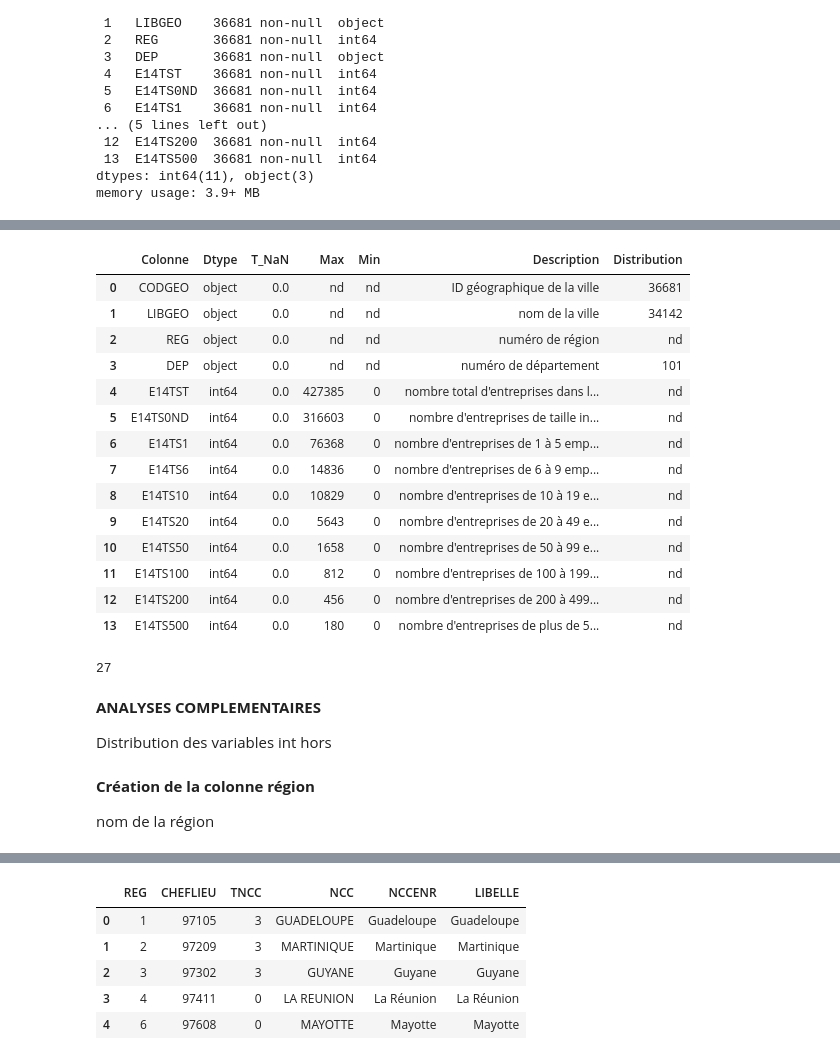
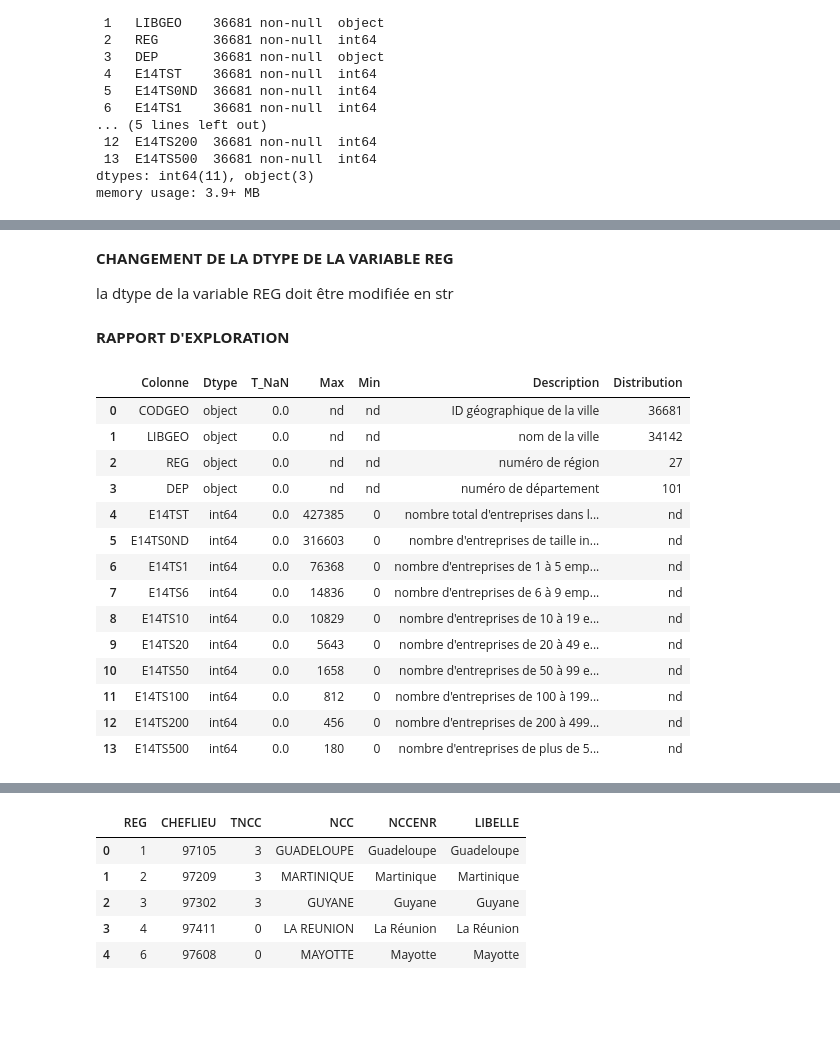
Before and after one commit to Mariehf64/fev23cda_french_industry, a Jupyter notebook: Exploration_Base_etablissements_par_tranche_effectifs.ipynb, the cells around one changed output, grey strips where cells are left out. Cells and saved outputs as stored; diff of their text form; code cells hidden in the pictures; blank space fills up the shorter version.

```diff
--- a/Exploration_Base_etablissements_par_tranche_effectifs.ipynb
+++ b/Exploration_Base_etablissements_par_tranche_effectifs.ipynb
@@ -86,17 +45,25 @@ https://www.insee.fr/fr/statistiques/fichier/6051727/region_2022.csv
+# %% [markdown]
+**CHANGEMENT DE LA DTYPE DE LA VARIABLE REG**
+
+la dtype de la variable REG doit être modifiée en str
+# %%
+# changement du Dtype de REG
+
+df['REG']=df['REG'].astype('str')
+# %% [markdown]
+**RAPPORT D'EXPLORATION**
 # %%
 #rappport d'exploration
 
 rap=pd.DataFrame() #création du rapport
+rap['Colonne']=df.columns  # création de la colonne 'Colonne'
 
-rap['Colonne']=df.columns  # création de l'index
+rap['Dtype']=[df[i].dtype for i in df.columns ] # création de la colonne 'Dtype'
 
-rename_axis=('N°Col')
-
-rap['Dtype']=[df[i].dtype for i in df.columns ] # création de la colonne dtype
-
-rap['T_NaN']=[(df[i].isna().sum()/df.shape[0]).round(1) for i in df.columns] # création de la colonne taux de NaN
+rap['T_NaN']=[(df[i].isna().sum()/df.shape[0]).round(1) for i in df.columns] # création de la colonne 'T_NaN'
 
 # création de la colonne max
+
 max=[]
 for i in df.columns :
   if df[i].dtype==object:
@@ -107,6 +74,7 @@ for i in df.columns :
 rap['Max']=pd.DataFrame(max)
 
 # création del a colonne min
+
 min=[]
 for i in df.columns :
   if df[i].dtype==object:
@@ -119,47 +87,38 @@ rap['Min']=pd.DataFrame(min)
 
 descript=['ID géographique de la ville',
           'nom de la ville',
           'numéro de région',
           'numéro de département',
           "nombre total d'entreprises dans la ville",
           "nombre d'entreprises de taille inconnue ou nulle dans la ville",
           "nombre d'entreprises de 1 à 5 employés dans la ville",
           "nombre d'entreprises de 6 à 9 employés dans la ville",
           "nombre d'entreprises de 10 à 19 employés dans la ville",
           "nombre d'entreprises de 20 à 49 employés dans la ville",
           "nombre d'entreprises de 50 à 99 employés dans la ville",
           "nombre d'entreprises de 100 à 199 employés dans la ville",
           "nombre d'entreprises de 200 à 499 employés dans la ville",
           "nombre d'entreprises de plus de 500 employés dans la ville"
           ]
 rap['Description']=descript
 
-
-# changement du Dtype de REG
-
-df.REG=df.REG.astype('str')
-
-# nombre de valeurs pour les variables catégorielles
+# Nombre de valeurs pour les variables catégorielles
 distrib=[]
 
 for i in df.columns :
-    try :
-      pd.to_numeric(df[i],errors='raise')
+    if df[i].dtype==object :
+      distrib.append(len(df[i].unique()))
+    else :
       distrib.append('nd')
-    except ValueError :
-      distrib.append(len(df[i].unique()))
-
 
 rap['Distribution']=distrib
 
 display(rap)
-
-len(df.REG.unique())
 # %% [output]
 |  | Colonne | Dtype | T_NaN | Max | Min | Description | Distribution |
 | 0 | CODGEO | object | 0.0 | nd | nd | ID géographique de la ville | 36681 |
 | 1 | LIBGEO | object | 0.0 | nd | nd | nom de la ville | 34142 |
-| 2 | REG | object | 0.0 | nd | nd | numéro de région | nd |
+| 2 | REG | object | 0.0 | nd | nd | numéro de région | 27 |
 | 3 | DEP | object | 0.0 | nd | nd | numéro de département | 101 |
 | 4 | E14TST | int64 | 0.0 | 427385 | 0 | nombre total d'entreprises dans l... | nd |
 | 5 | E14TS0ND | int64 | 0.0 | 316603 | 0 | nombre d'entreprises de taille in... | nd |
@@ -171,12 +130,3 @@ len(df.REG.unique())
 | 11 | E14TS100 | int64 | 0.0 | 812 | 0 | nombre d'entreprises de 100 à 199... | nd |
 | 12 | E14TS200 | int64 | 0.0 | 456 | 0 | nombre d'entreprises de 200 à 499... | nd |
 | 13 | E14TS500 | int64 | 0.0 | 180 | 0 | nombre d'entreprises de plus de 5... | nd |
-27
-# %% [markdown]
-**ANALYSES COMPLEMENTAIRES**
-
-Distribution des variables int hors
-# %% [markdown]
-**Création de la colonne région**
-
-nom de la région
```
Also changed, not shown: parts of 22 cells of this notebook.
